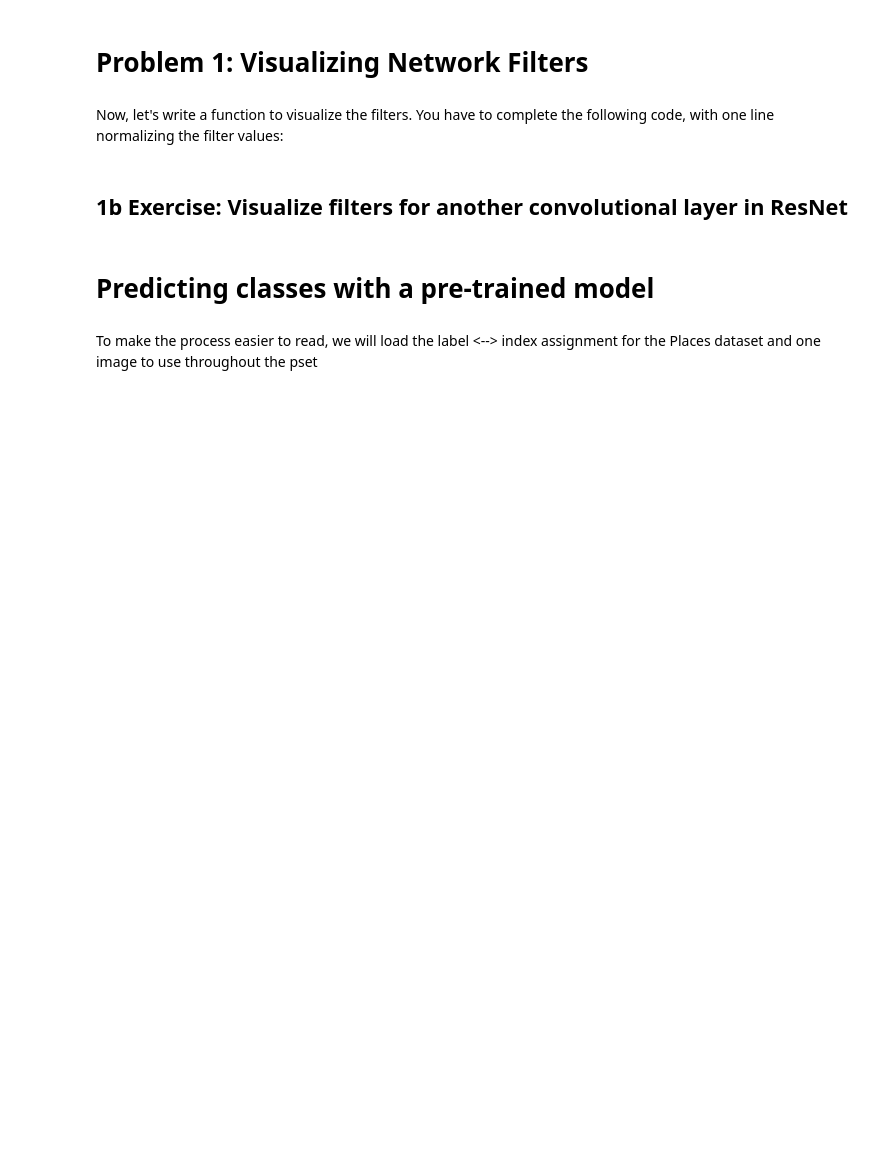
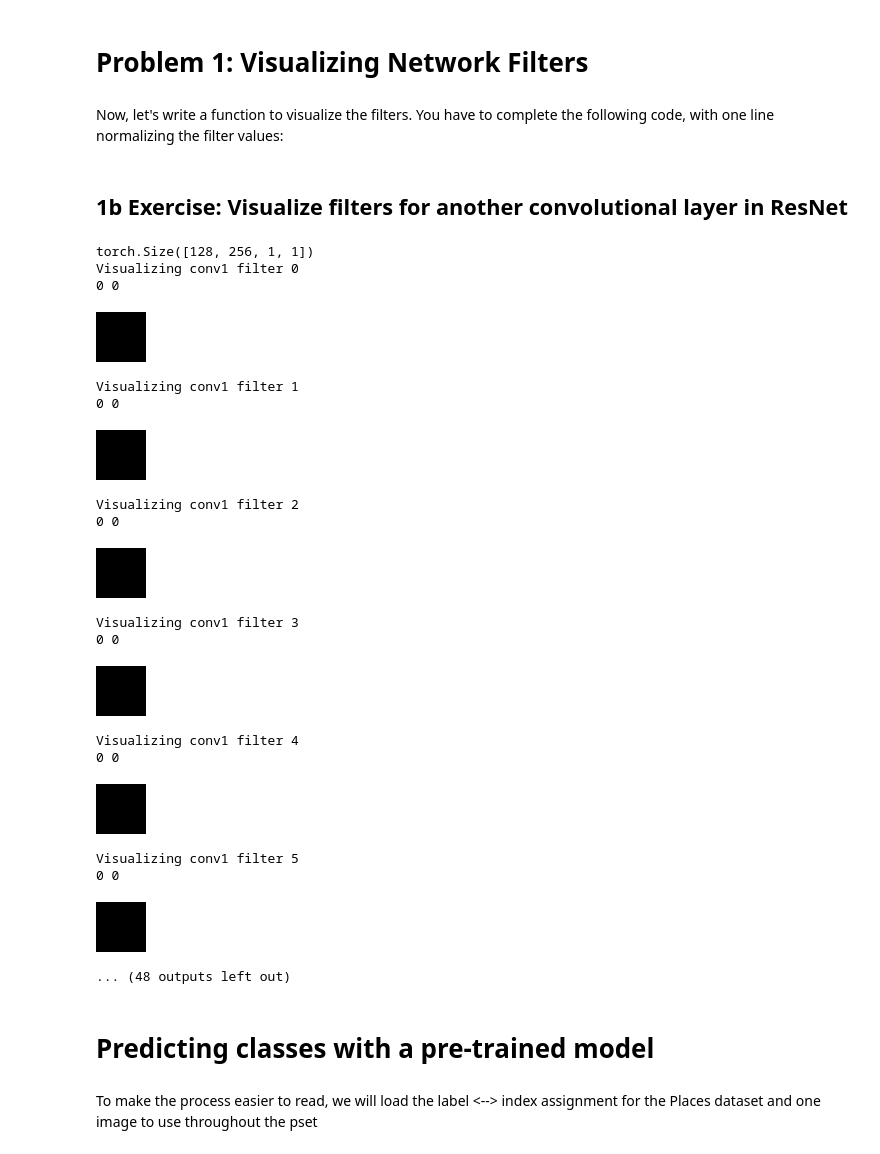
Before and after one commit to suhridgit/6.8300_819_spring_2024, a Jupyter notebook: pset4_2024/pset4_2024.ipynb, the cells around one changed output. Drawn from its saved outputs; the diff is of its cells as text; code cells hidden in the pictures; blank space fills up the shorter version.

```diff
--- a/pset4_2024/pset4_2024.ipynb
+++ b/pset4_2024/pset4_2024.ipynb
@@ -135,7 +134,9 @@ def showarray(a, fmt='jpeg'):
 
 def normalize_tensor(tensor):
     # TODO (1a): Normalize between 0 and 255, format as np.uint8
-    ans = #TODO
+    tensor = tensor.detach().cpu().numpy()
+    ans = (tensor - tensor.min()) / (tensor.max() - tensor.min())
+    ans = (ans * 255).clip(0, 255).astype(np.uint8)
     print(ans.min(), ans.max()) #should be 0 and 255
     return ans
 
@@ -159,3 +158,45 @@ for i in range(30):
+# %%
+# TODO (1b): pick a different layer to analyze
+# Display the filters of the initial convolutional layer:
+
+# Choose a different layer to analyze
+selected_layer = resnet.layer2[0].conv1  # Change to analyze different layers
+
+print(selected_layer.weight.data.size())  # Print size of layer weights
+
+for i in range(30):
+    print('Visualizing conv1 filter', i)
+    # weight = resnet.conv1.weight.data[i, 0, :, :]
+    # weight = resnet.conv1.weight.data[i, 1, :, :] ## color channels
+    # weight = resnet.conv1.weight.data[i, 2, :, :] ## color channels
+    weight = selected_layer.weight.data[i, 2, :, :]  # Extract filter
+    # weight = resnet.layer1[0].conv1.weight.data[i, 0, :, :]
+    normed = normalize_tensor(weight)
+
+    # Resize
+    normed = cv2.resize(normed, (50, 50))
+    showarray(normed)
+# %% [output]
+torch.Size([128, 256, 1, 1])
+Visualizing conv1 filter 0
+0 0
+[figure, added]
+Visualizing conv1 filter 1
+0 0
+[figure, added]
+Visualizing conv1 filter 2
+0 0
+[figure, added]
+Visualizing conv1 filter 3
+0 0
+[figure, added]
+Visualizing conv1 filter 4
+0 0
+[figure, added]
+Visualizing conv1 filter 5
+0 0
+[figure, added]
+... (48 outputs left out)
 # %% [markdown]
 # Predicting classes with a pre-trained model
 # %% [markdown]
```
Also changed, not shown: parts of 9 cells of this notebook, 1 other file.
